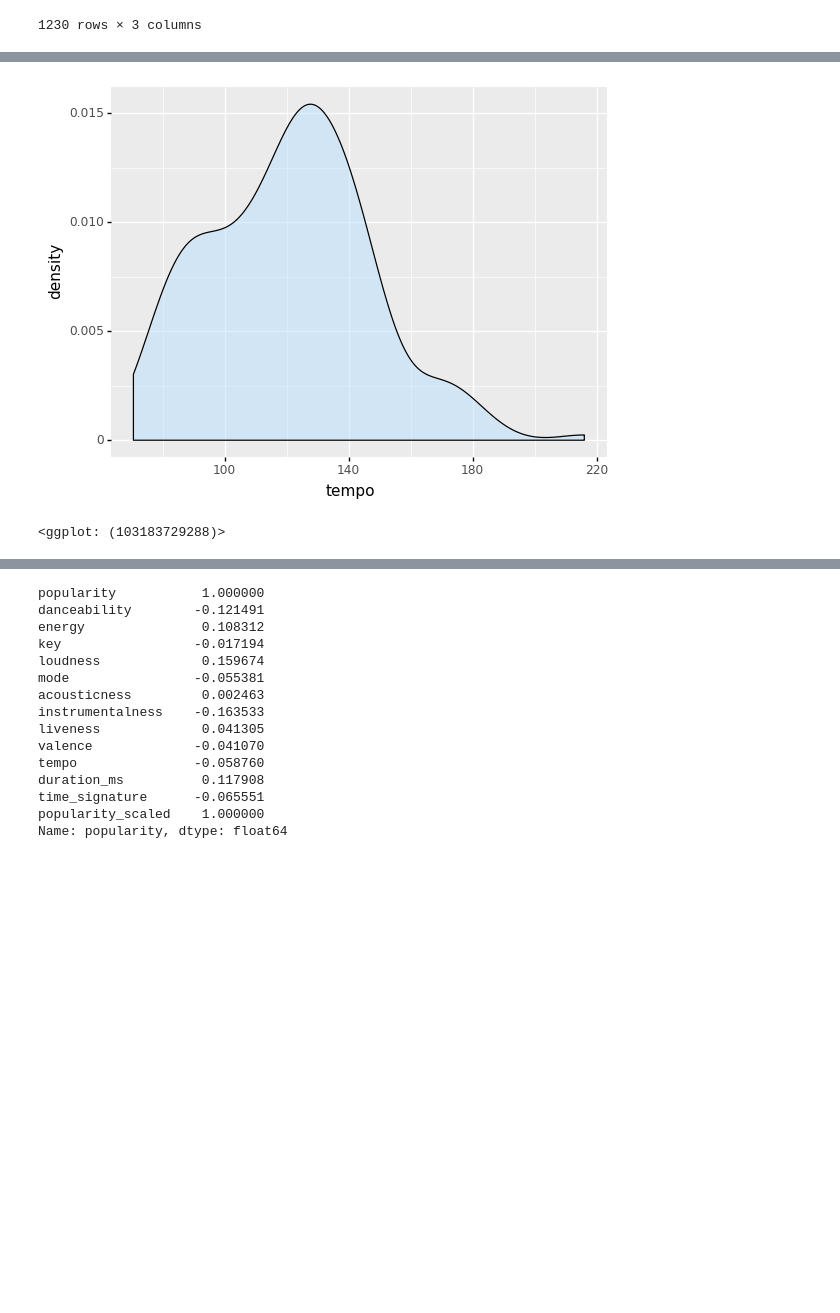
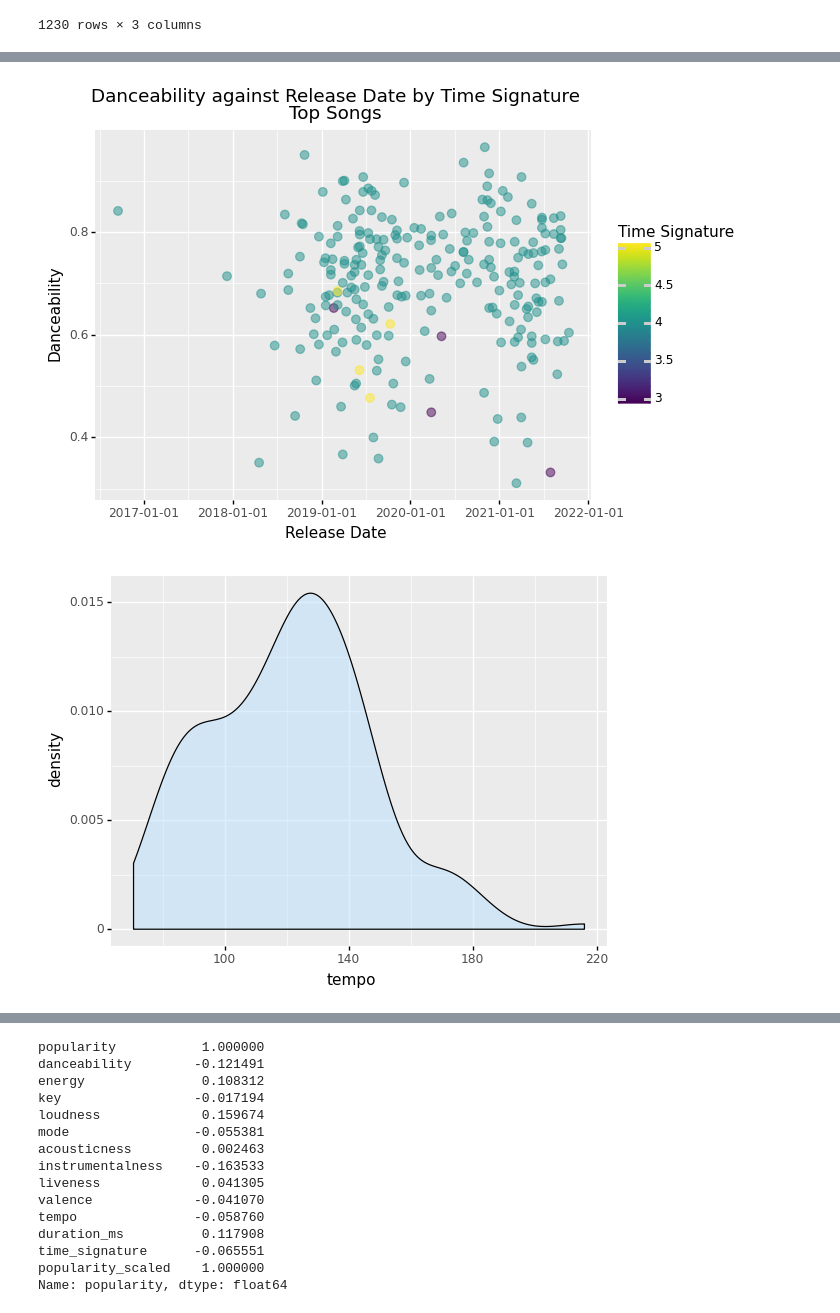
Before and after one commit to s-helal/tiktokify, a Jupyter notebook: graphs.ipynb, the cells around one changed output, grey strips where cells are left out. Saved outputs shown, nothing was run; the diff lists cells and outputs as text; code cells hidden in the pictures; blank space fills up the shorter version.

```diff
--- a/graphs.ipynb
+++ b/graphs.ipynb
@@ -217,10 +225,29 @@ plot3
+# %%
+# Plot 6: Danceability against Release date by color Time Signature for Top Songs
+'''
+Plot danceability against release date by color time signature for top songs,
+these playlists are for the three years 2019, 2020, 2021. Most songs are released within a year of their
+inclusion on the list of top songs for the year, but there are notable outliers such as the song released in 2016.
+The danceability value is on the higher end of the scale for most of the top songs, between 0.6 and 0.8.
+
+Again it is visible that most data points is 4 beats per bar, but less danceable songs have 3/5 beats per bar.
+'''
+plot6 = p9.ggplot(topSongs, p9.aes(x='release_date', y = "danceability", color = "time_signature") )
+plot6 += p9.geom_count(alpha = 0.5, size = 3)
+plot6 += p9.ggtitle('Danceability against Release Date by Time Signature\nTop Songs')
+plot6 += p9.labels.ylab("Danceability")
+plot6 += p9.labels.xlab("Release Date")
+plot6 += p9.labs(color='Time Signature')
+plot6.draw();
+# %% [output]
+[figure, added]
 # %%
 gg = p9.ggplot(data, p9.aes(x='tempo'))
 gg += p9.geom_density(fill = "#bae1ff", alpha = 0.5)
-gg
+#plot and remove address printing
+gg.draw();
 # %% [output]
 [figure]
-<ggplot: (103183729288)>
 # %%
 import seaborn as sns
 import matplotlib
```
Also changed, not shown: parts of 7 cells of this notebook.
